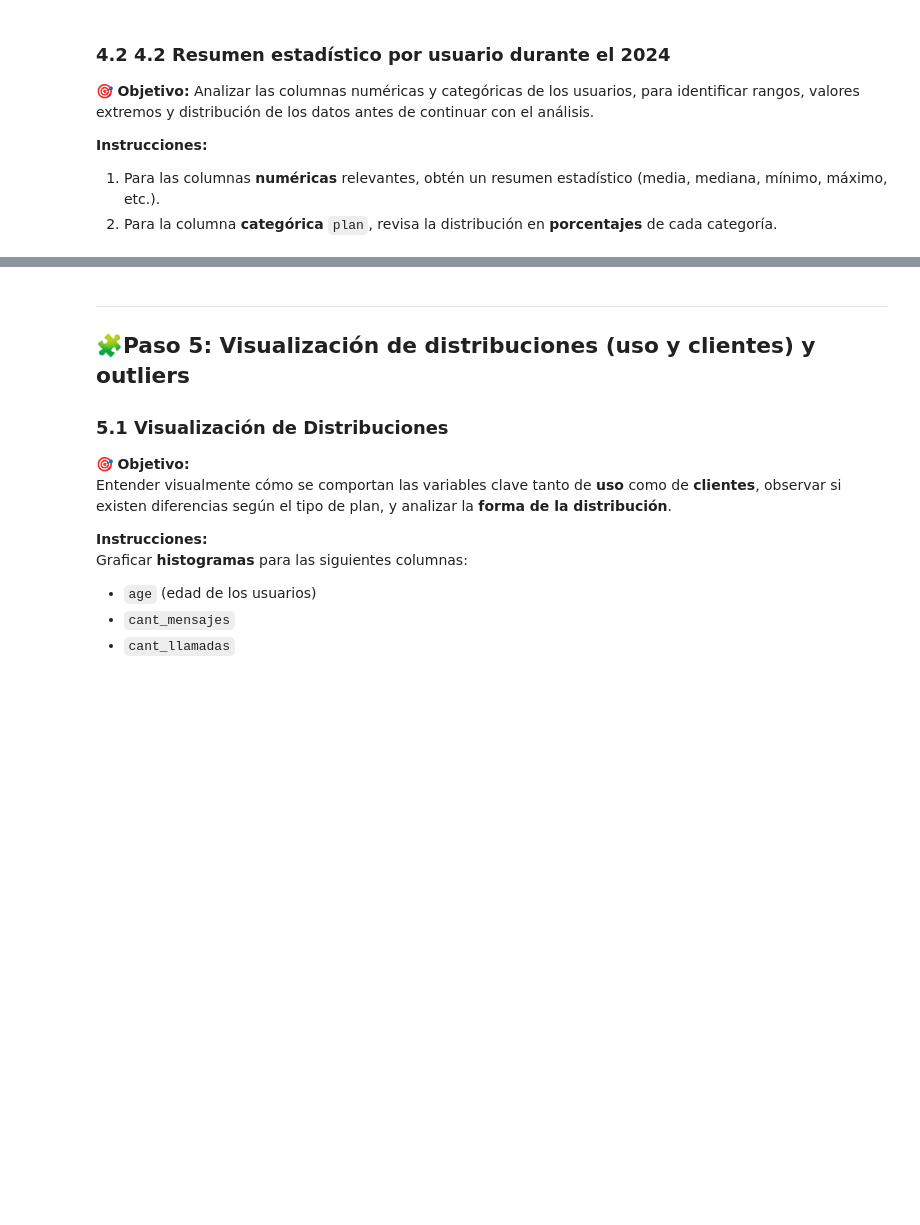
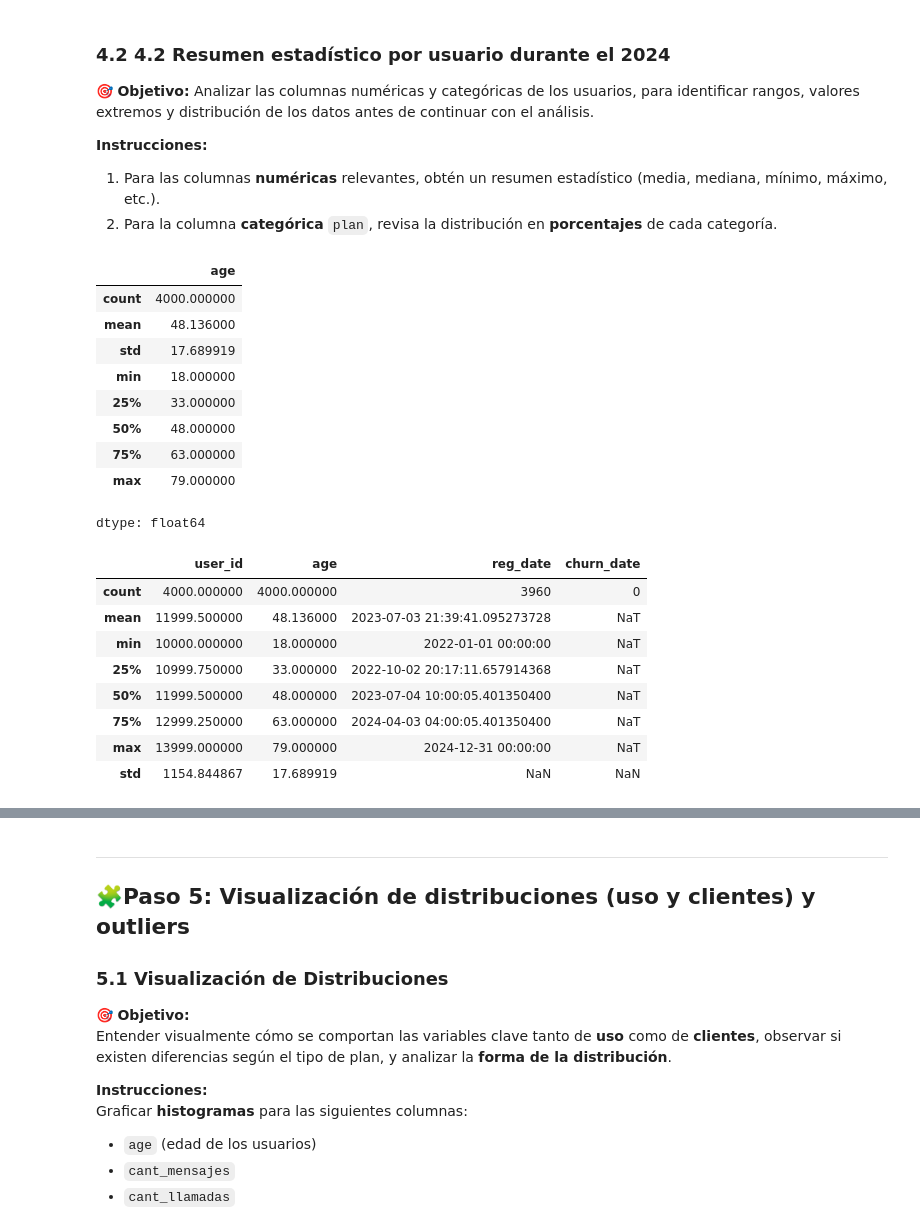
Before and after one commit to FithoGerardo/Analysis-of-a-telecommunications-company, a Jupyter notebook: Fitho_S7 Version-Estudiante-Project-ConnectaTel.ipynb, the cells around one changed output, grey strips where cells are left out. Cells and saved outputs as stored; diff of their text form; code cells hidden in the pictures; blank space fills up the shorter version.

```diff
--- a/Fitho_S7 Version-Estudiante-Project-ConnectaTel.ipynb
+++ b/Fitho_S7 Version-Estudiante-Project-ConnectaTel.ipynb
@@ -802,5 +806,28 @@ user_profile.head(5)
 2. Para la columna **categórica** `plan`, revisa la distribución en **porcentajes** de cada categoría.
 # %%
 # Resumen estadístico de las columnas numéricas
+display(usrs['age'].describe())
+print()
+display(usrs.describe())
+# %% [output]
+|  | age |
+| count | 4000.000000 |
+| mean | 48.136000 |
+| std | 17.689919 |
+| min | 18.000000 |
+| 25% | 33.000000 |
+| 50% | 48.000000 |
+| 75% | 63.000000 |
+| max | 79.000000 |
+dtype: float64
+|  | user_id | age | reg_date | churn_date |
+| count | 4000.000000 | 4000.000000 | 3960 | 0 |
+| mean | 11999.500000 | 48.136000 | 2023-07-03 21:39:41.095273728 | NaT |
+| min | 10000.000000 | 18.000000 | 2022-01-01 00:00:00 | NaT |
+| 25% | 10999.750000 | 33.000000 | 2022-10-02 20:17:11.657914368 | NaT |
+| 50% | 11999.500000 | 48.000000 | 2023-07-04 10:00:05.401350400 | NaT |
+| 75% | 12999.250000 | 63.000000 | 2024-04-03 04:00:05.401350400 | NaT |
+| max | 13999.000000 | 79.000000 | 2024-12-31 00:00:00 | NaT |
+| std | 1154.844867 | 17.689919 | NaN | NaN |
 # %%
 # Distribución porcentual del tipo de plan
```
Also changed, not shown: parts of 4 cells of this notebook.
